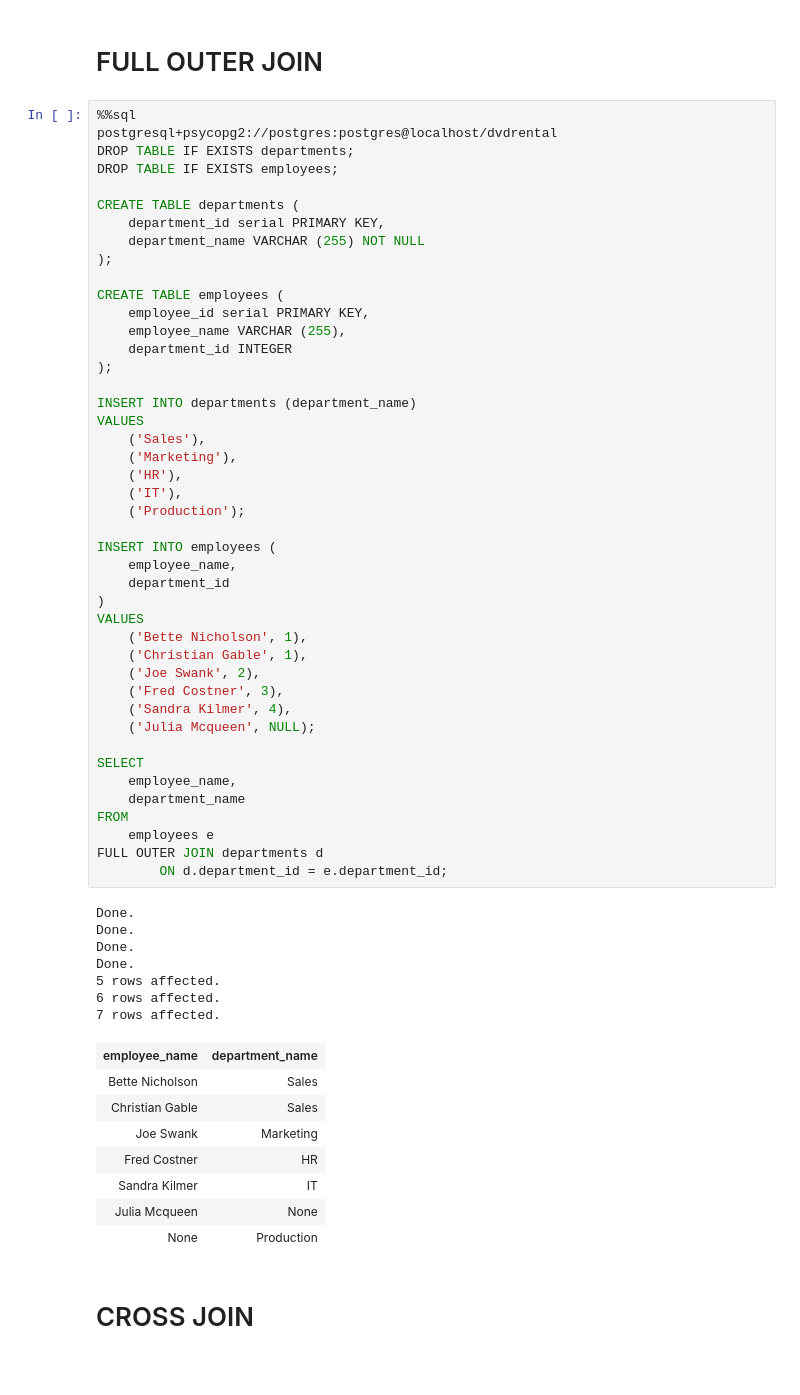
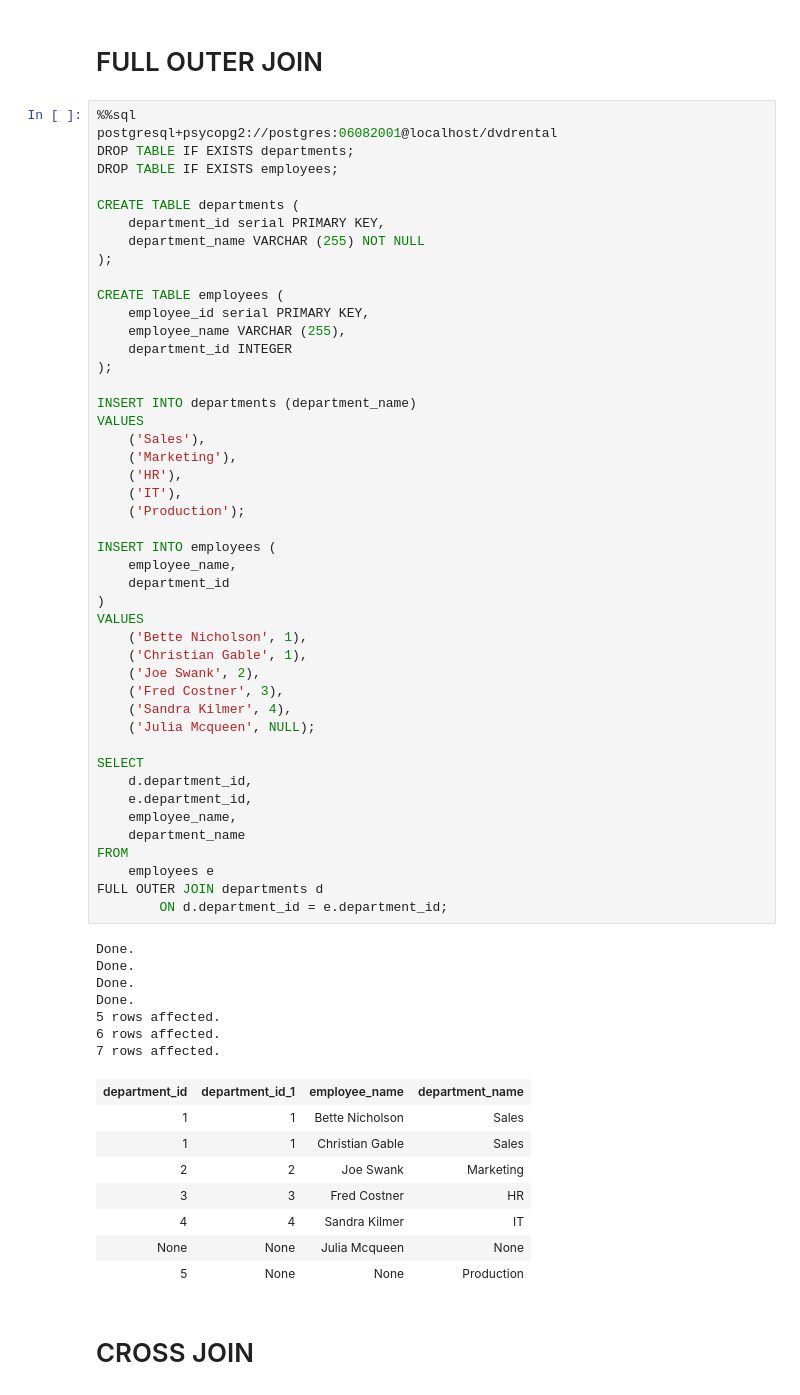
Before and after one commit to nccasia/ncc-python-learning, a Jupyter notebook: database/s08_Postgres_with_Python.ipynb, the cells around one changed output. Saved outputs shown, nothing was run; the diff lists cells and outputs as text.

```diff
--- a/database/s08_Postgres_with_Python.ipynb
+++ b/database/s08_Postgres_with_Python.ipynb
@@ -948,7 +1023,7 @@ The join predicate matches two different films (f1.film_id <> f2.film_id) that h
 # FULL OUTER JOIN
 # %%
 %%sql
-postgresql+psycopg2://postgres:postgres@localhost/dvdrental
+postgresql+psycopg2://postgres:06082001@localhost/dvdrental
 DROP TABLE IF EXISTS departments;
 DROP TABLE IF EXISTS employees;
 
@@ -971,41 +1046,43 @@ VALUES
 	('IT'),
 	('Production');
 
 INSERT INTO employees (
 	employee_name,
 	department_id
 )
 VALUES
 	('Bette Nicholson', 1),
 	('Christian Gable', 1),
 	('Joe Swank', 2),
 	('Fred Costner', 3),
 	('Sandra Kilmer', 4),
 	('Julia Mcqueen', NULL);
 
 SELECT
+    d.department_id,
+    e.department_id,
 	employee_name,
 	department_name
 FROM
 	employees e
 FULL OUTER JOIN departments d
         ON d.department_id = e.department_id;
 # %% [output]
 Done.
 Done.
 Done.
 Done.
 5 rows affected.
 6 rows affected.
 7 rows affected.
-| employee_name | department_name |
-| Bette Nicholson | Sales |
-| Christian Gable | Sales |
-| Joe Swank | Marketing |
-| Fred Costner | HR |
-| Sandra Kilmer | IT |
-| Julia Mcqueen | None |
-| None | Production |
+| department_id | department_id_1 | employee_name | department_name |
+| 1 | 1 | Bette Nicholson | Sales |
+| 1 | 1 | Christian Gable | Sales |
+| 2 | 2 | Joe Swank | Marketing |
+| 3 | 3 | Fred Costner | HR |
+| 4 | 4 | Sandra Kilmer | IT |
+| None | None | Julia Mcqueen | None |
+| 5 | None | None | Production |
 # %% [markdown]
 # CROSS JOIN
 # %%
```
Also changed, not shown: parts of 104 cells of this notebook, 2 other files.
